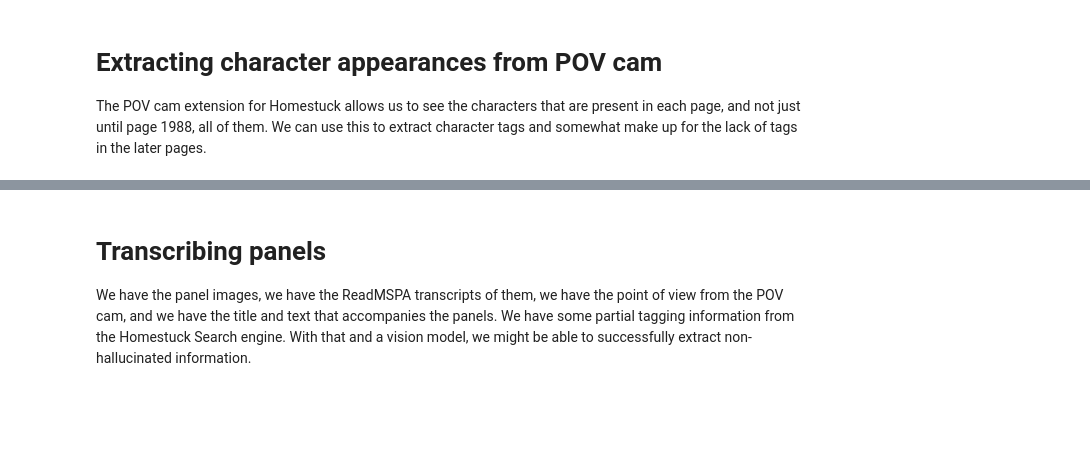
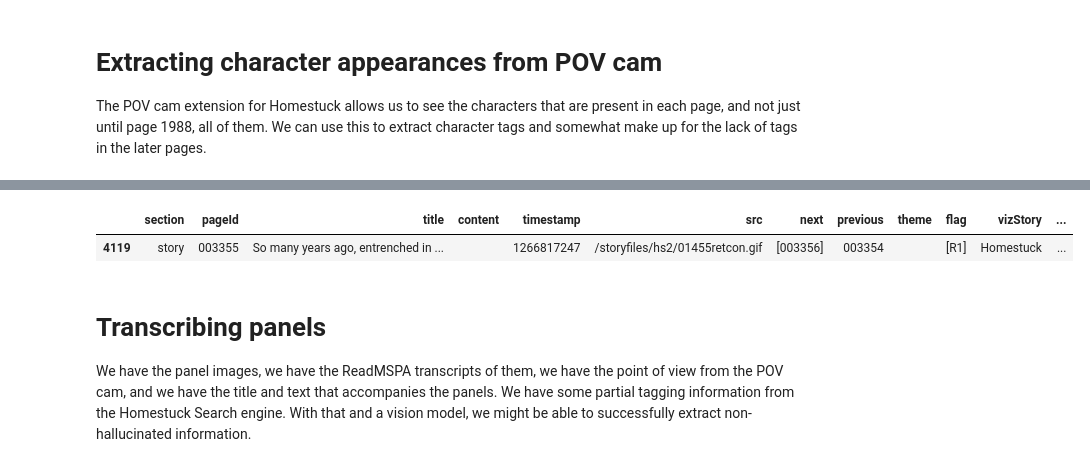
Before and after one commit to recordcrash/homestuck-dataset, a Jupyter notebook: notebooks/collection_to_data.ipynb, the cells around one changed output, grey strips where cells are left out. Drawn from its saved outputs; the diff is of its cells as text; code cells hidden in the pictures; blank space fills up the shorter version.

```diff
--- a/notebooks/collection_to_data.ipynb
+++ b/notebooks/collection_to_data.ipynb
@@ -1253,3 +1302,9 @@ def extract_pov_cam_data():
+# %%
+# Get mspa_df_with_tags for pageId 003355
+mspa_df_with_tags[mspa_df_with_tags['pageId'] == '003355']
+# %% [output]
+|  | section | pageId | title | content | timestamp | src | next | previous | theme | flag | vizStory | ... |
+| 4119 | story | 003355 | So many years ago, entrenched in ... |  | 1266817247 | /storyfiles/hs2/01455retcon.gif | [003356] | 003354 |  | [R1] | Homestuck | ... |
 # %% [markdown]
 # Transcribing panels
 
```
Also changed, not shown: parts of 4 cells of this notebook.
